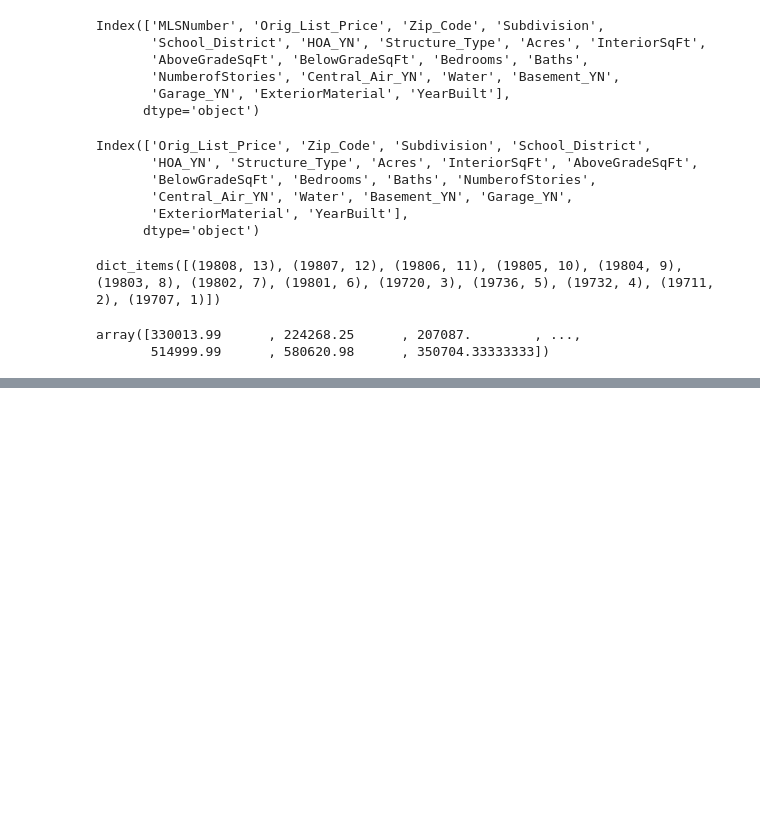
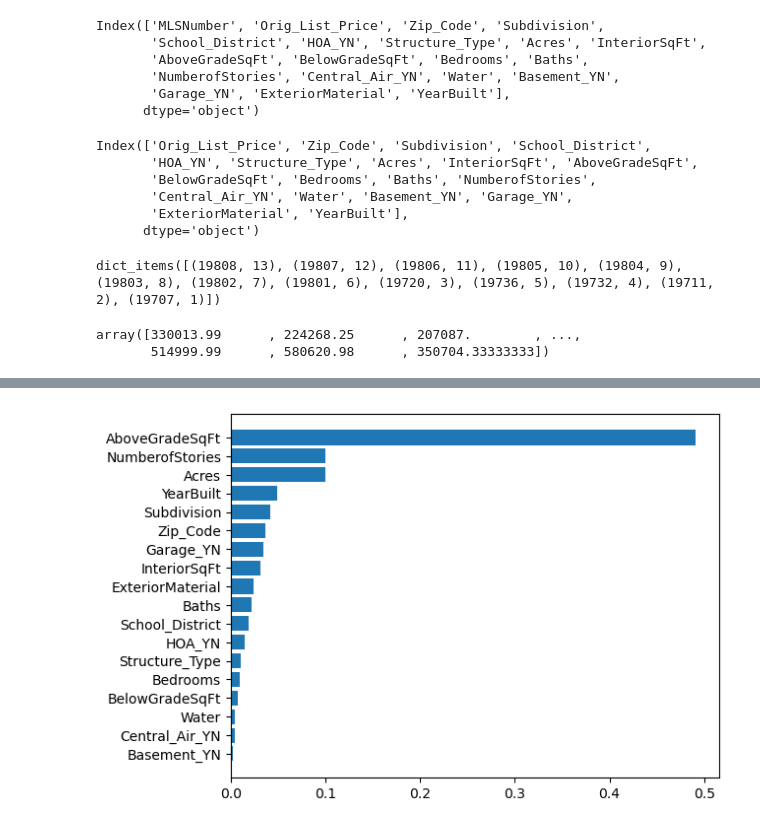
Before and after one commit to stefcenti2022/RealLeads, a Jupyter notebook: ml_analysis/Supervised_ML_Tst_Stg2_Scaled.ipynb, the cells around one changed output, grey strips where cells are left out. Cells and saved outputs as stored; diff of their text form; code cells hidden in the pictures; blank space fills up the shorter version.

Commit message:
Finalizing ML Model

```diff
--- a/ml_analysis/Supervised_ML_Tst_Stg2_Scaled.ipynb
+++ b/ml_analysis/Supervised_ML_Tst_Stg2_Scaled.ipynb
@@ -94,0 +140,10 @@ array([330013.99      , 224268.25      , 207087.        , ...,
+# %%
+#Scaling Training Data
+scaler = StandardScaler()
+
+X_scaler = scaler.fit(X_train)
+
+#Scaliing the data
+
+X_train_scaled = X_scaler.transform(X_train)
+X_test_scaled = X_scaler.transform(X_test)
@@ -94,0 +154,4 @@ array([330013.99      , 224268.25      , 207087.        , ...,
+# %%
+rfr_model = RandomForestRegressor(n_jobs=-1 , random_state=40)
+
+rfr_model = rfr_model.fit(X_train_scaled,y_train)
@@ -94,0 +251,13 @@ array([330013.99      , 224268.25      , 207087.        , ...,
+# %%
+def feature_plot(columns, importance, n=10):
+    df = (pd.DataFrame({"features" : columns,
+                        "feature_importances" : importance}).sort_values("feature_importances",ascending=False).reset_index(drop=True))
+    return df
+# %%
+pf = feature_plot(X_train.columns, rfr_model.feature_importances_)
+# %%
+fig , ax = plt.subplots()
+ax.barh(pf["features"] , pf["feature_importances"])
+ax.invert_yaxis()
+# %% [output]
+[figure, added]
```
Also changed, not shown: parts of 37 cells of this notebook, 1 other file.
